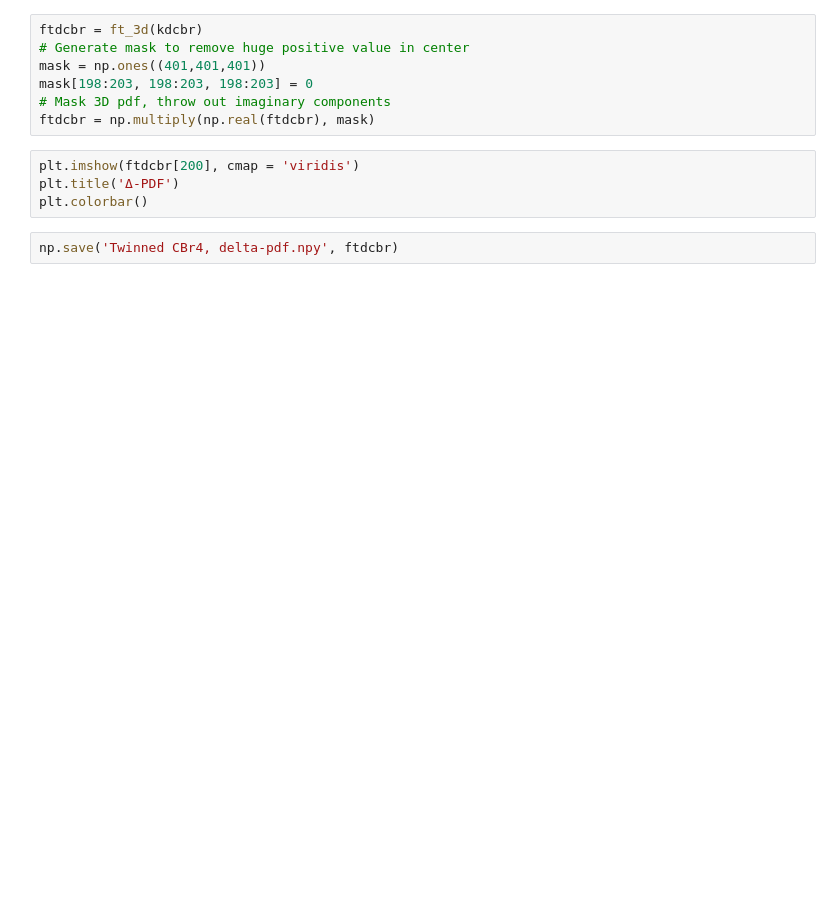
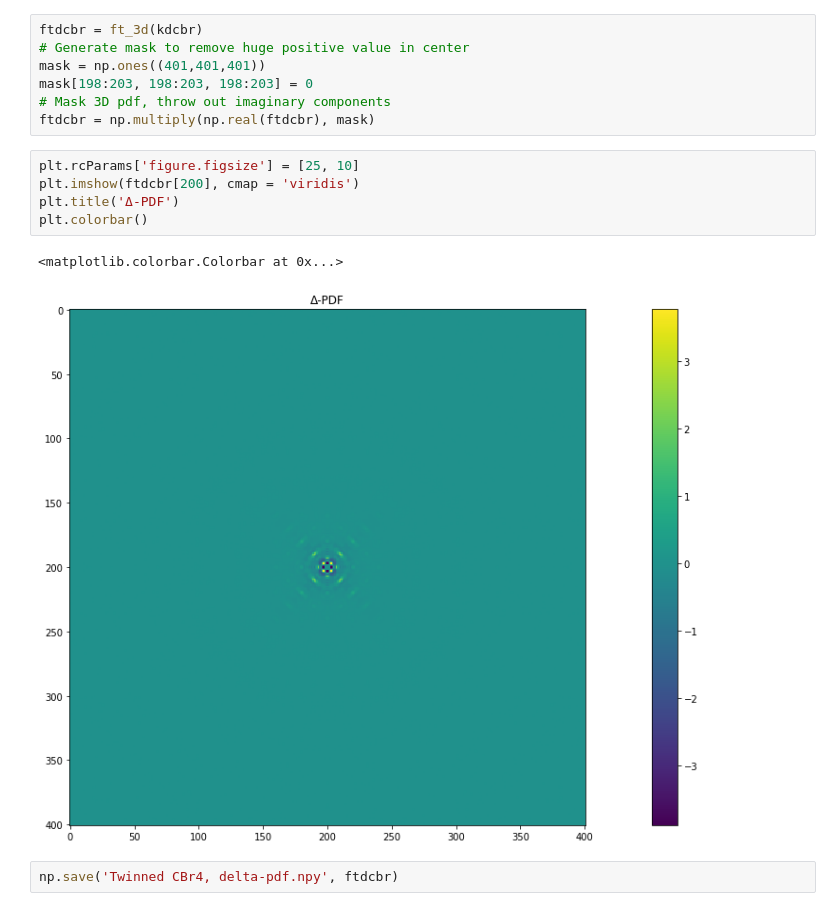
Before and after one commit to jmsweng/3D-PDF, a Jupyter notebook: Twinned CBr4.ipynb, the cells around one changed output. Saved outputs shown, nothing was run; the diff lists cells and outputs as text; blank space fills up the shorter version.

```diff
--- a/Twinned CBr4.ipynb
+++ b/Twinned CBr4.ipynb
@@ -170,8 +170,12 @@ mask[198:203, 198:203, 198:203] = 0
 # Mask 3D pdf, throw out imaginary components
 ftdcbr = np.multiply(np.real(ftdcbr), mask)
 # %%
+plt.rcParams['figure.figsize'] = [25, 10]
 plt.imshow(ftdcbr[200], cmap = 'viridis')
 plt.title('Δ-PDF')
 plt.colorbar()
+# %% [output]
+<matplotlib.colorbar.Colorbar at 0x...>
+[figure, added]
 # %%
 np.save('Twinned CBr4, delta-pdf.npy', ftdcbr)
```
Also changed, not shown: parts of 3 cells of this notebook.
